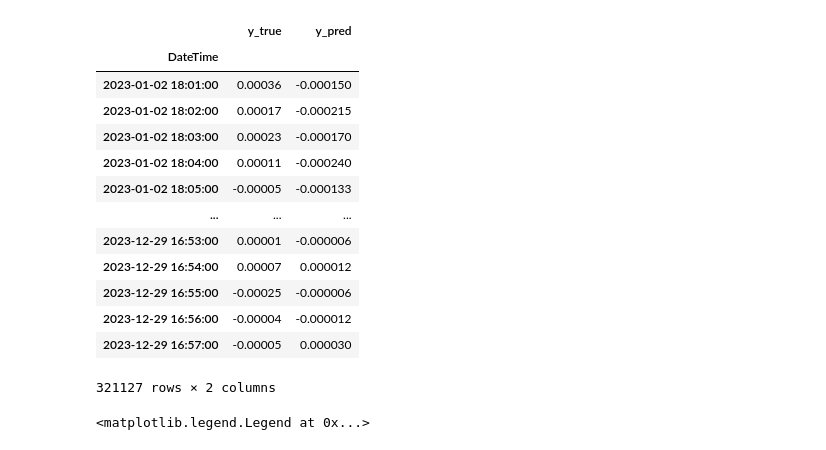
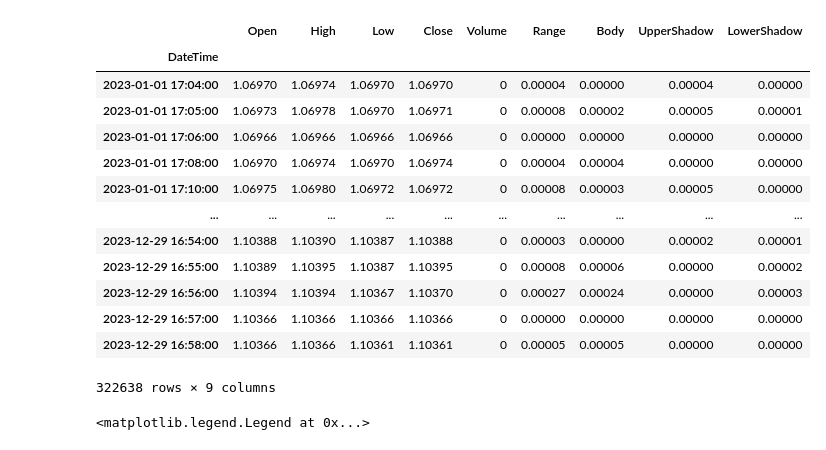
Before and after one commit to benisbuzz/eurusd-pred, a Jupyter notebook: testing.ipynb, the cells around one changed output. Drawn from its saved outputs; the diff is of its cells as text; code cells hidden in the pictures.

```diff
--- a/testing.ipynb
+++ b/testing.ipynb
@@ -26,20 +26,20 @@ Correlation between y and y^: 0.002661738340820341
-# %%
-results_df
-# %% [output]
-|  | y_true | y_pred |
-| DateTime |  |  |
-| 2023-01-02 18:01:00 | 0.00036 | -0.000150 |
-| 2023-01-02 18:02:00 | 0.00017 | -0.000215 |
-| 2023-01-02 18:03:00 | 0.00023 | -0.000170 |
-| 2023-01-02 18:04:00 | 0.00011 | -0.000240 |
-| 2023-01-02 18:05:00 | -0.00005 | -0.000133 |
-| ... | ... | ... |
-| 2023-12-29 16:53:00 | 0.00001 | -0.000006 |
-| 2023-12-29 16:54:00 | 0.00007 | 0.000012 |
-| 2023-12-29 16:55:00 | -0.00025 | -0.000006 |
-| 2023-12-29 16:56:00 | -0.00004 | -0.000012 |
-| 2023-12-29 16:57:00 | -0.00005 | 0.000030 |
-321127 rows × 2 columns
+# %%
+data
+# %% [output]
+|  | Open | High | Low | Close | Volume | Range | Body | UpperShadow | LowerShadow |
+| DateTime |  |  |  |  |  |  |  |  |  |
+| 2023-01-01 17:04:00 | 1.06970 | 1.06974 | 1.06970 | 1.06970 | 0 | 0.00004 | 0.00000 | 0.00004 | 0.00000 |
+| 2023-01-01 17:05:00 | 1.06973 | 1.06978 | 1.06970 | 1.06971 | 0 | 0.00008 | 0.00002 | 0.00005 | 0.00001 |
+| 2023-01-01 17:06:00 | 1.06966 | 1.06966 | 1.06966 | 1.06966 | 0 | 0.00000 | 0.00000 | 0.00000 | 0.00000 |
+| 2023-01-01 17:08:00 | 1.06970 | 1.06974 | 1.06970 | 1.06974 | 0 | 0.00004 | 0.00004 | 0.00000 | 0.00000 |
+| 2023-01-01 17:10:00 | 1.06975 | 1.06980 | 1.06972 | 1.06972 | 0 | 0.00008 | 0.00003 | 0.00005 | 0.00000 |
+| ... | ... | ... | ... | ... | ... | ... | ... | ... | ... |
+| 2023-12-29 16:54:00 | 1.10388 | 1.10390 | 1.10387 | 1.10388 | 0 | 0.00003 | 0.00000 | 0.00002 | 0.00001 |
+| 2023-12-29 16:55:00 | 1.10389 | 1.10395 | 1.10387 | 1.10395 | 0 | 0.00008 | 0.00006 | 0.00000 | 0.00002 |
+| 2023-12-29 16:56:00 | 1.10394 | 1.10394 | 1.10367 | 1.10370 | 0 | 0.00027 | 0.00024 | 0.00000 | 0.00003 |
+| 2023-12-29 16:57:00 | 1.10366 | 1.10366 | 1.10366 | 1.10366 | 0 | 0.00000 | 0.00000 | 0.00000 | 0.00000 |
+| 2023-12-29 16:58:00 | 1.10366 | 1.10366 | 1.10361 | 1.10361 | 0 | 0.00005 | 0.00005 | 0.00000 | 0.00000 |
+322638 rows × 9 columns
 # %%
 fig, ax = plt.subplots(2,1, figsize=(20,10))
 ax[0].plot(results_df.iloc[:,1], label = "pred", color = "blue")
```
Also changed, not shown: parts of 1 cell of this notebook, 1 other file.
